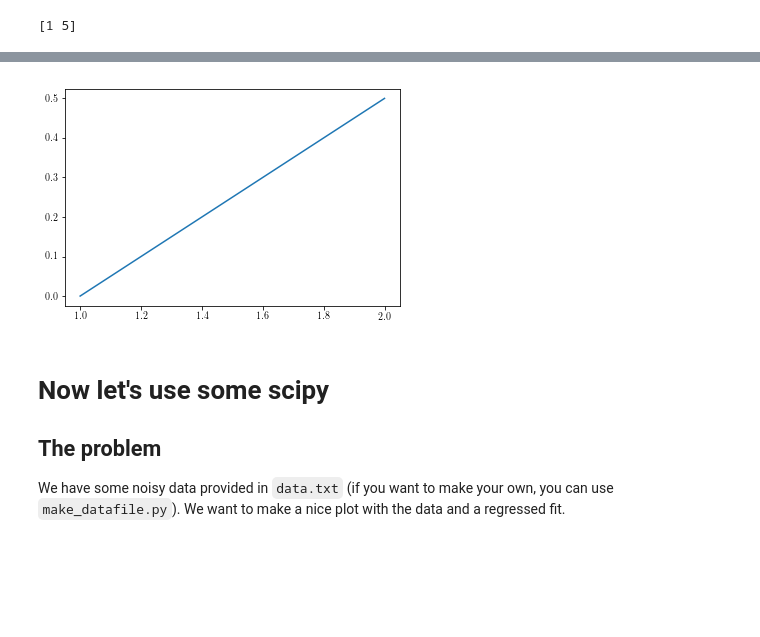
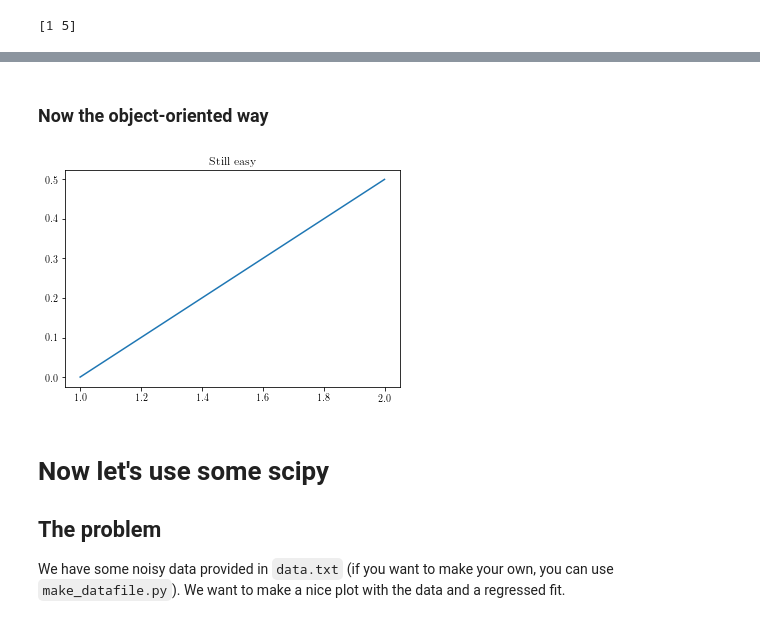
Before and after one commit to dlilien/pybb, a Jupyter notebook: notebooks/numpy and scipy.ipynb, the cells around one changed output, grey strips where cells are left out. Cells and saved outputs as stored; diff of their text form; code cells hidden in the pictures; blank space fills up the shorter version.

```diff
--- a/notebooks/numpy and scipy.ipynb
+++ b/notebooks/numpy and scipy.ipynb
@@ -97,9 +110,12 @@ a[1] = 2
+# %% [markdown]
+### Now the object-oriented way
 # %%
-fig, ax = plt.subplots()
+fig, ax = plt.subplots() # or fig = plt.figure(); ax = plt.gca();
 ax.plot(a, c)
-plt.show(fig)
+ax.set_title('Still easy')
+fig.show()
 # %% [output]
-[figure, old version]
+[figure, new version]
 # %% [markdown]
 # Now let's use some scipy
 ## The problem
```
Also changed, not shown: parts of 24 cells of this notebook, 4 other files.
